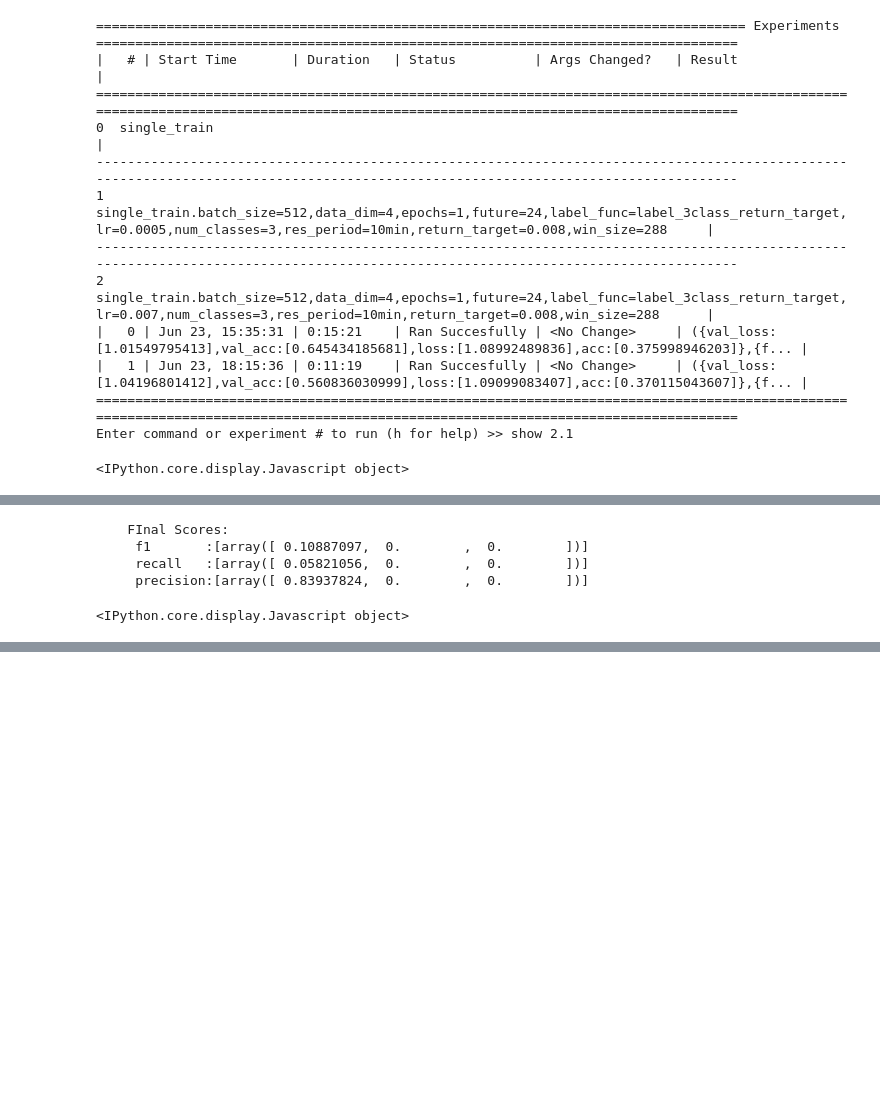
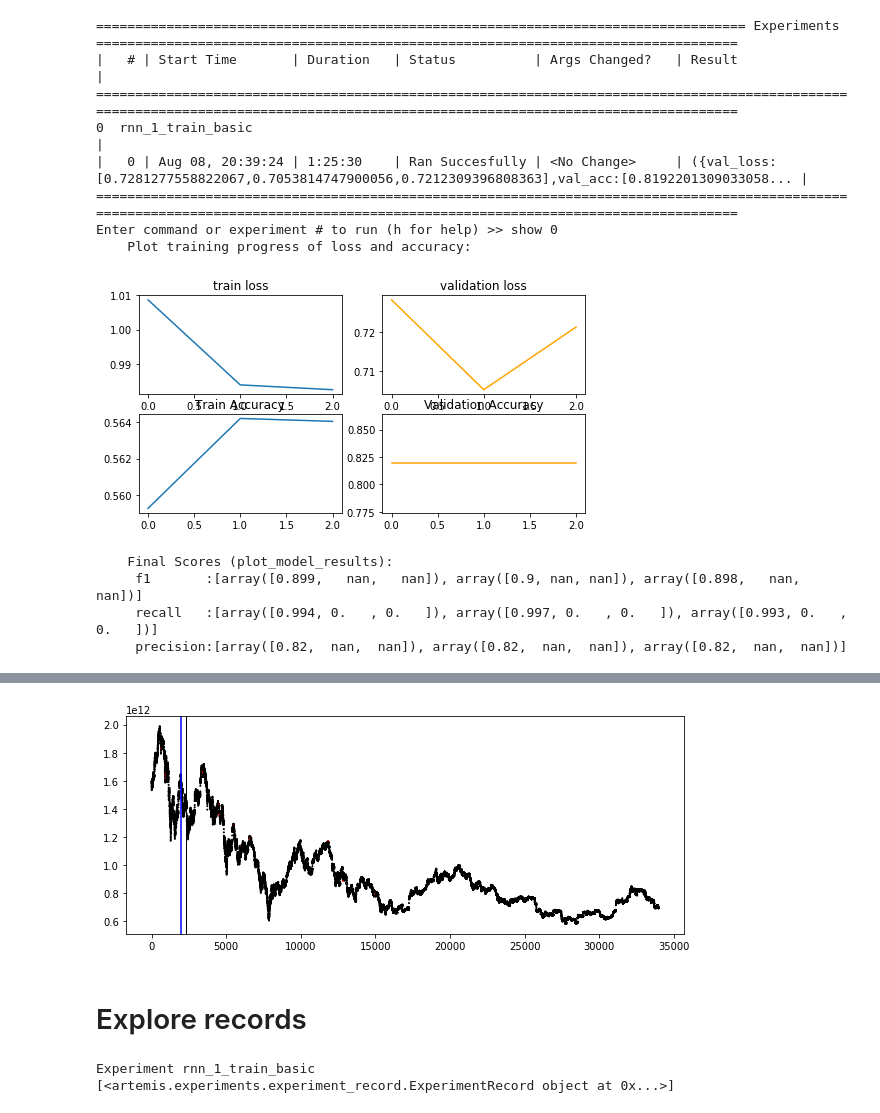
Before and after one commit to IntelligentTrading/ai, a Jupyter notebook: notebooks/explore_experiments.ipynb, the cells around one changed output, grey strips where cells are left out. Cells and saved outputs as stored; diff of their text form; code cells hidden in the pictures; blank space fills up the shorter version.

```diff
--- a/notebooks/explore_experiments.ipynb
+++ b/notebooks/explore_experiments.ipynb
@@ -18,16 +34,16 @@ AssertionError: Variant "batch_size=512,data_dim=4,epochs=1,future=24,label_func
 # %%
-single_train.browse(close_after=True)
+rnn_1_train_basic.browse(close_after=True)
 # %% [output]
 =================================================================================== Experiments ==================================================================================
 |   # | Start Time       | Duration   | Status          | Args Changed?   | Result                                                                                               |
 ==================================================================================================================================================================================
-0  single_train                                                                                                                                                                  |
-----------------------------------------------------------------------------------------------------------------------------------------------------------------------------------
-1  single_train.batch_size=512,data_dim=4,epochs=1,future=24,label_func=label_3class_return_target,lr=0.0005,num_classes=3,res_period=10min,return_target=0.008,win_size=288     |
-----------------------------------------------------------------------------------------------------------------------------------------------------------------------------------
-2  single_train.batch_size=512,data_dim=4,epochs=1,future=24,label_func=label_3class_return_target,lr=0.007,num_classes=3,res_period=10min,return_target=0.008,win_size=288      |
-|   0 | Jun 23, 15:35:31 | 0:15:21    | Ran Succesfully | <No Change>     | ({val_loss:[1.01549795413],val_acc:[0.645434185681],loss:[1.08992489836],acc:[0.375998946203]},{f... |
-|   1 | Jun 23, 18:15:36 | 0:11:19    | Ran Succesfully | <No Change>     | ({val_loss:[1.04196801412],val_acc:[0.560836030999],loss:[1.09099083407],acc:[0.370115043607]},{f... |
+0  rnn_1_train_basic                                                                                                                                                             |
+|   0 | Aug 08, 20:39:24 | 1:25:30    | Ran Succesfully | <No Change>     | ({val_loss:[0.7281277558822067,0.7053814747900056,0.7212309396808363],val_acc:[0.8192201309033058... |
 ==================================================================================================================================================================================
-Enter command or experiment # to run (h for help) >> show 2.1
+Enter command or experiment # to run (h for help) >> show 0
+    Plot training progress of loss and accuracy:
+[figure, added]
-<IPython.core.display.Javascript object>
+    Final Scores (plot_model_results):
+     f1       :[array([0.899,   nan,   nan]), array([0.9, nan, nan]), array([0.898,   nan,   nan])]
+     recall   :[array([0.994, 0.   , 0.   ]), array([0.997, 0.   , 0.   ]), array([0.993, 0.   , 0.   ])]
+     precision:[array([0.82,  nan,  nan]), array([0.82,  nan,  nan]), array([0.82,  nan,  nan])]
@@ -35,5 +49,0 @@ Enter command or experiment # to run (h for help) >> show 2.1
-    FInal Scores:
-     f1       :[array([ 0.10887097,  0.        ,  0.        ])]
-     recall   :[array([ 0.05821056,  0.        ,  0.        ])]
-     precision:[array([ 0.83937824,  0.        ,  0.        ])]
-<IPython.core.display.Javascript object>
@@ -40,0 +50,12 @@ Enter command or experiment # to run (h for help) >> show 2.1
+[figure, added]
+# %% [markdown]
+# Explore records
+# %%
+variants = rnn_1_train_basic.get_all_variants()
+print(variants[0])
+
+records = variants[0].get_records()
+print(records)
+# %% [output]
+Experiment rnn_1_train_basic
+[<artemis.experiments.experiment_record.ExperimentRecord object at 0x...>]
```
Also changed, not shown: parts of 8 cells of this notebook, 5 other files.
